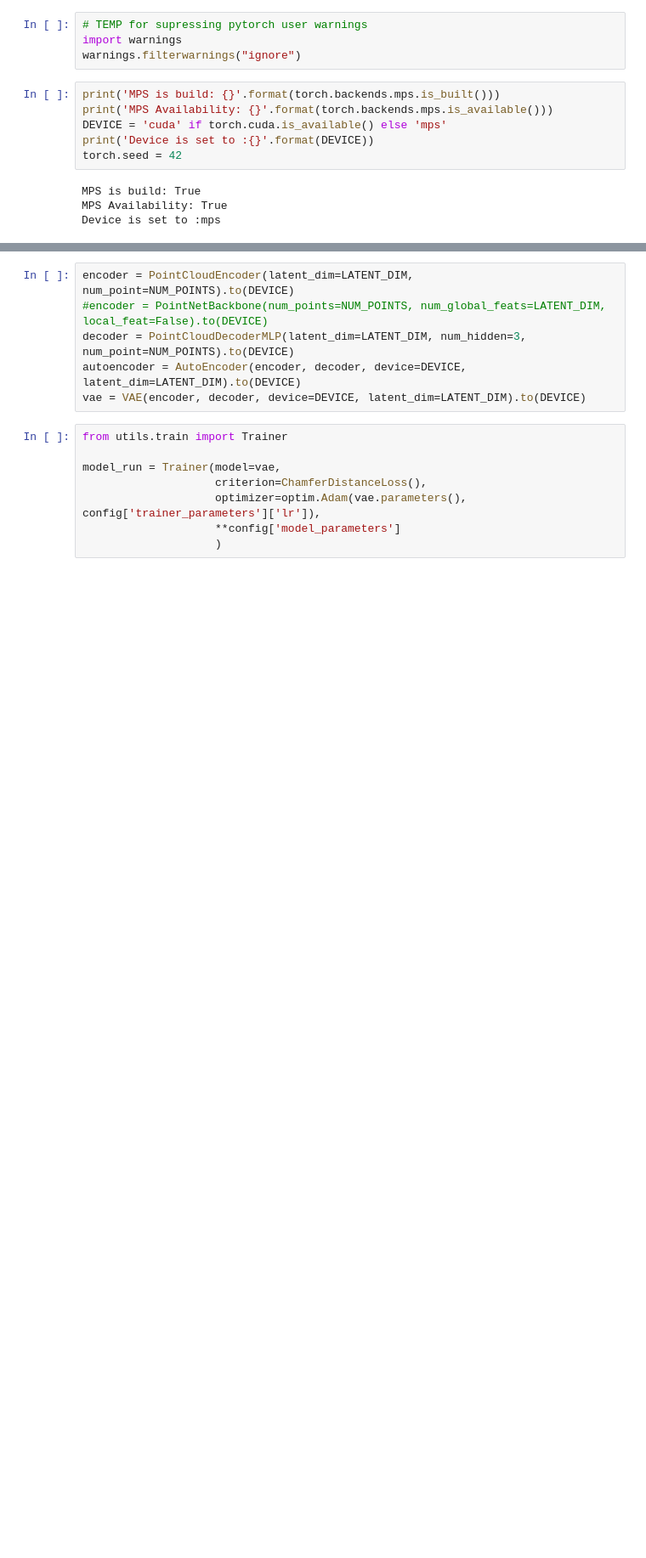
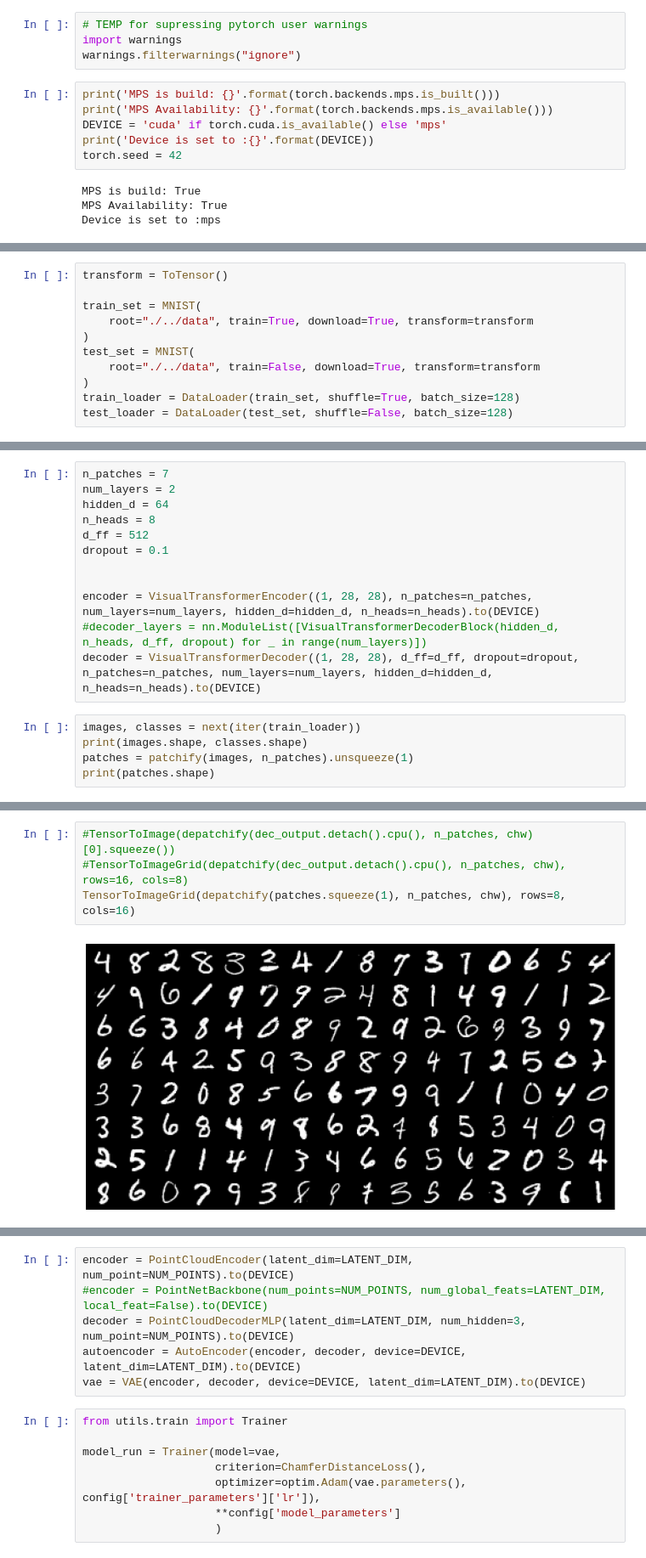
Before and after one commit to mertyigit/PointNet-Transformer, a Jupyter notebook: notebooks/vit_dev.ipynb, the cells around one changed output, grey strips where cells are left out. Shown at 85% size. Saved outputs shown, nothing was run; the diff lists cells and outputs as text; blank space fills up the shorter version.

```diff
--- a/notebooks/vit_dev.ipynb
+++ b/notebooks/vit_dev.ipynb
@@ -59,0 +61,11 @@ Device is set to :mps
+# %%
+transform = ToTensor()
+
+train_set = MNIST(
+    root="./../data", train=True, download=True, transform=transform
+)
+test_set = MNIST(
+    root="./../data", train=False, download=True, transform=transform
+)
+train_loader = DataLoader(train_set, shuffle=True, batch_size=128)
+test_loader = DataLoader(test_set, shuffle=False, batch_size=128)
@@ -290,0 +509,17 @@ if __name__ == "__main__":
+# %%
+n_patches = 7
+num_layers = 2
+hidden_d = 64
+n_heads = 8
+d_ff = 512
+dropout = 0.1
+
+
+encoder = VisualTransformerEncoder((1, 28, 28), n_patches=n_patches, num_layers=num_layers, hidden_d=hidden_d, n_heads=n_heads).to(DEVICE)
+#decoder_layers = nn.ModuleList([VisualTransformerDecoderBlock(hidden_d, n_heads, d_ff, dropout) for _ in range(num_layers)])
+decoder = VisualTransformerDecoder((1, 28, 28), d_ff=d_ff, dropout=dropout, n_patches=n_patches, num_layers=num_layers, hidden_d=hidden_d, n_heads=n_heads).to(DEVICE)
+# %%
+images, classes = next(iter(train_loader))
+print(images.shape, classes.shape)
+patches = patchify(images, n_patches).unsqueeze(1)
+print(patches.shape)
@@ -290,0 +560,6 @@ if __name__ == "__main__":
+# %%
+#TensorToImage(depatchify(dec_output.detach().cpu(), n_patches, chw)[0].squeeze())
+#TensorToImageGrid(depatchify(dec_output.detach().cpu(), n_patches, chw), rows=16, cols=8)
+TensorToImageGrid(depatchify(patches.squeeze(1), n_patches, chw), rows=8, cols=16)
+# %% [output]
+[figure, added]
```
Also changed, not shown: parts of 26 cells of this notebook.
